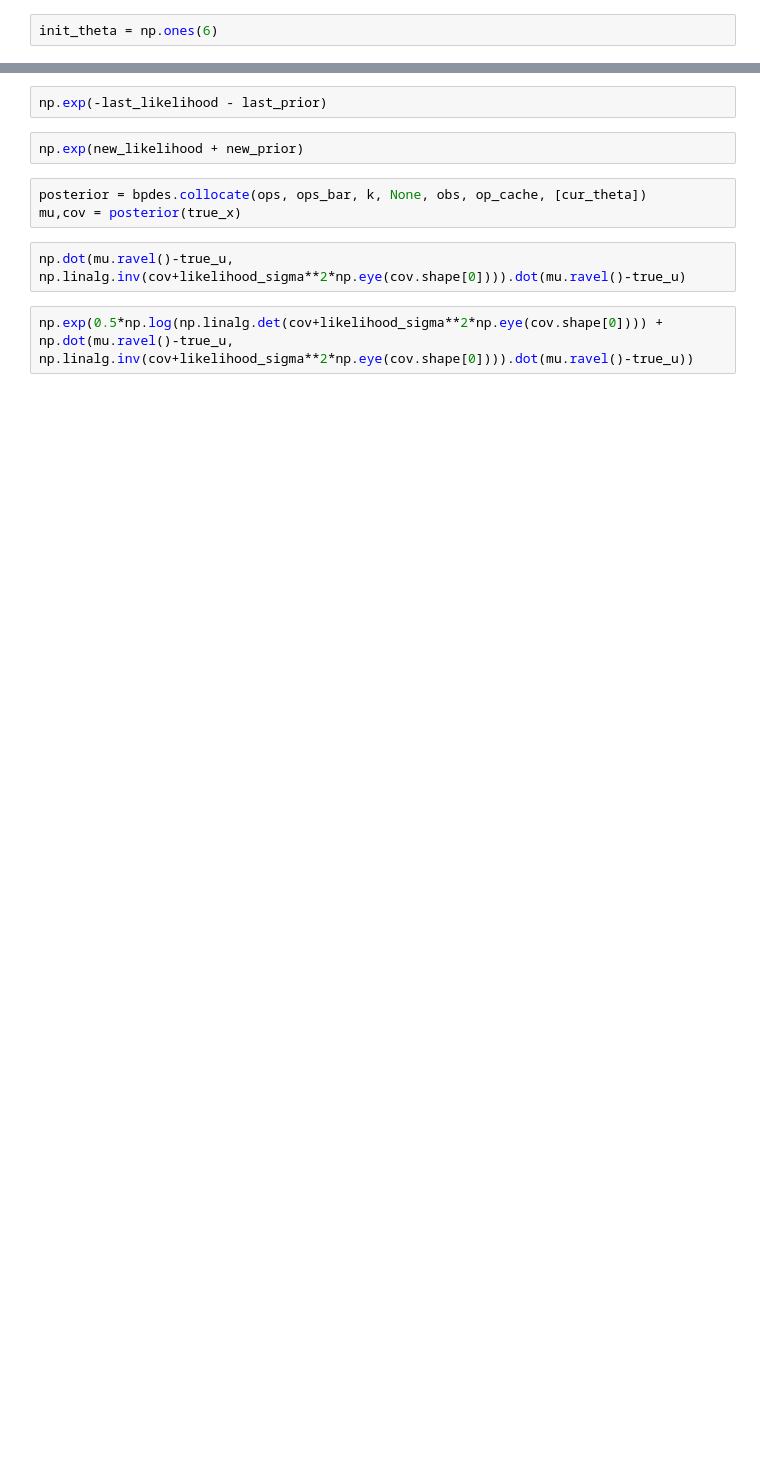
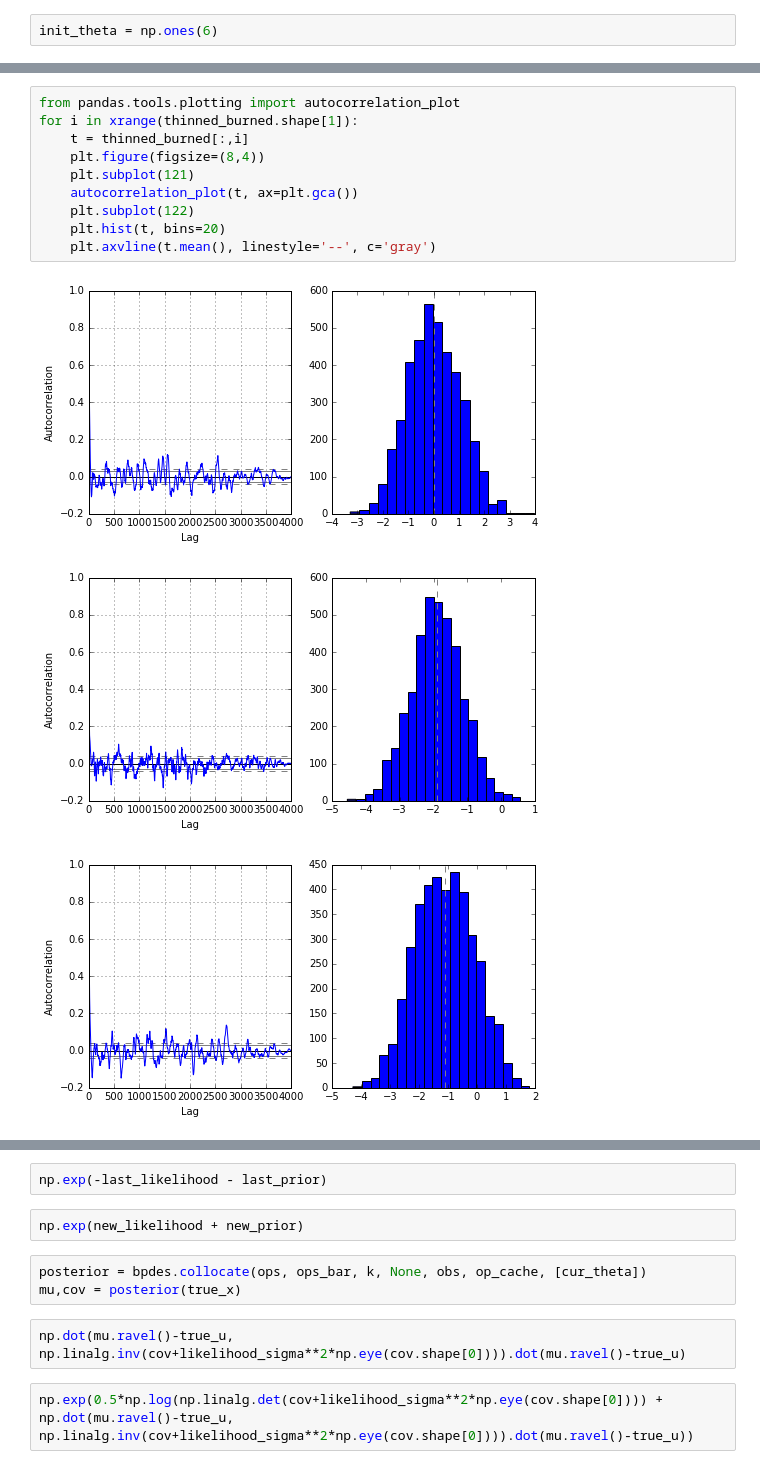
Before and after one commit to jcockayne/bayesian_pdes, a Jupyter notebook: notebooks/Linear_Elliptic_KL.ipynb, the cells around one changed output, grey strips where cells are left out. Drawn from its saved outputs; the diff is of its cells as text; blank space fills up the shorter version.

```diff
--- a/notebooks/Linear_Elliptic_KL.ipynb
+++ b/notebooks/Linear_Elliptic_KL.ipynb
@@ -211,0 +274,14 @@ plt.legend(loc=2, bbox_to_anchor=(1.05,1))
+# %%
+from pandas.tools.plotting import autocorrelation_plot
+for i in xrange(thinned_burned.shape[1]):
+    t = thinned_burned[:,i]
+    plt.figure(figsize=(8,4))
+    plt.subplot(121)
+    autocorrelation_plot(t, ax=plt.gca())
+    plt.subplot(122)
+    plt.hist(t, bins=20)
+    plt.axvline(t.mean(), linestyle='--', c='gray')
+# %% [output]
+[figure, added]
+[figure, added]
+[figure, added]
```
Also changed, not shown: parts of 38 cells of this notebook, 3 other files.
